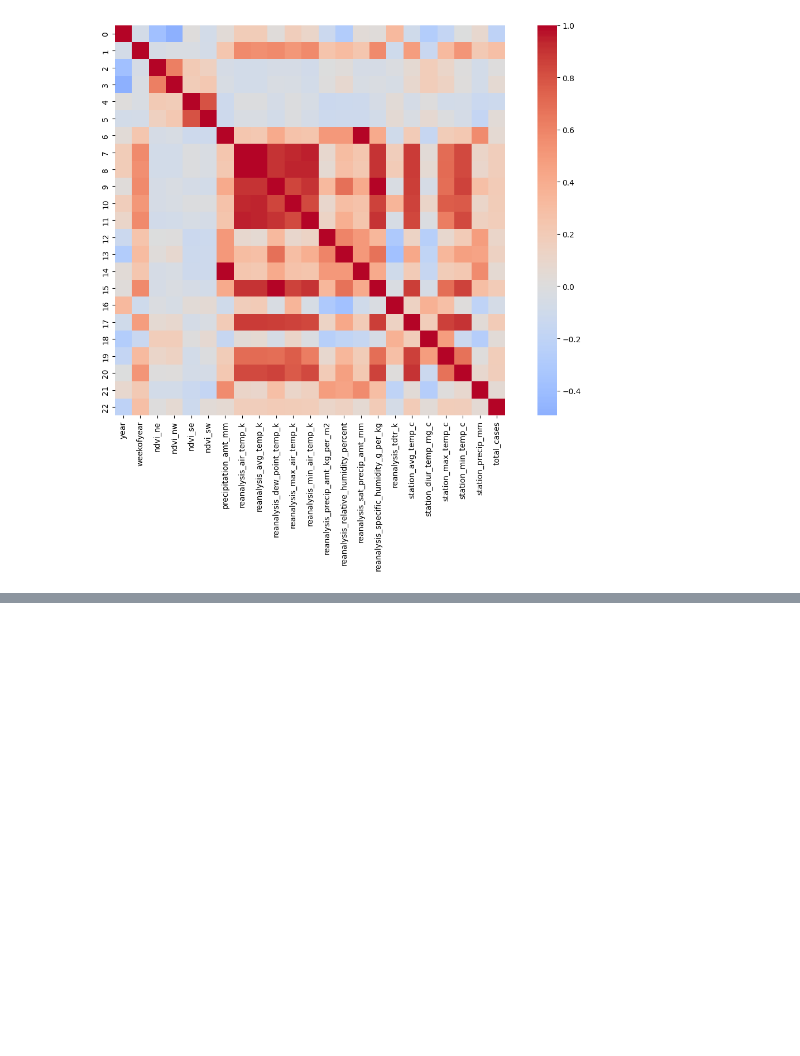
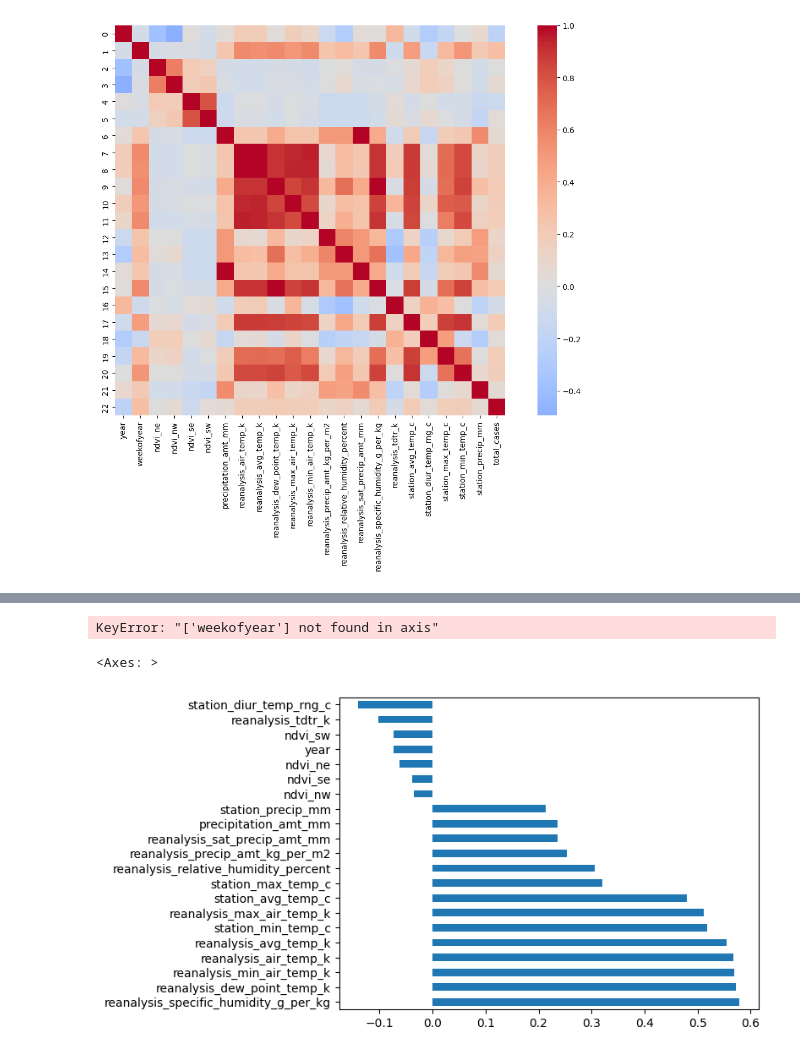
Before and after one commit to shivamnsingh/DengAi, a Jupyter notebook: code.ipynb, the cells around one changed output, grey strips where cells are left out. Drawn from its saved outputs; the diff is of its cells as text; code cells hidden in the pictures; blank space fills up the shorter version.

```diff
--- a/code.ipynb
+++ b/code.ipynb
@@ -211,3 +211,18 @@ shape: (10, 24)
 | "sj" | 1990 | 25 | 0.0725 | 0.0725 | 0.1514714 | 0.1330286 | 151.12 | 299.591429 | ... |
 | "sj" | 1990 | 26 | 0.10245 | 0.146175 | 0.1255714 | 0.1236 | 19.32 | 299.578571 | ... |
 | "sj" | 1990 | 27 | 0.10245 | 0.12155 | 0.1606833 | 0.2025667 | 14.41 | 300.154286 | ... |
+# %%
+corr_df.drop("weekofyear",inplace=True)
+# %% [output]
+KeyError: "['weekofyear'] not found in axis"
+# %%
+(
+    corr_df
+    .iloc[1]                 # convert row → Series
+    .drop(["total_cases","weekofyear"])     # remove self-correlation
+    .sort_values(ascending=False)
+    .plot.barh()
+)
+# %% [output]
+<Axes: >
+[figure, added]
```
Also changed, not shown: parts of 1 cell of this notebook.
